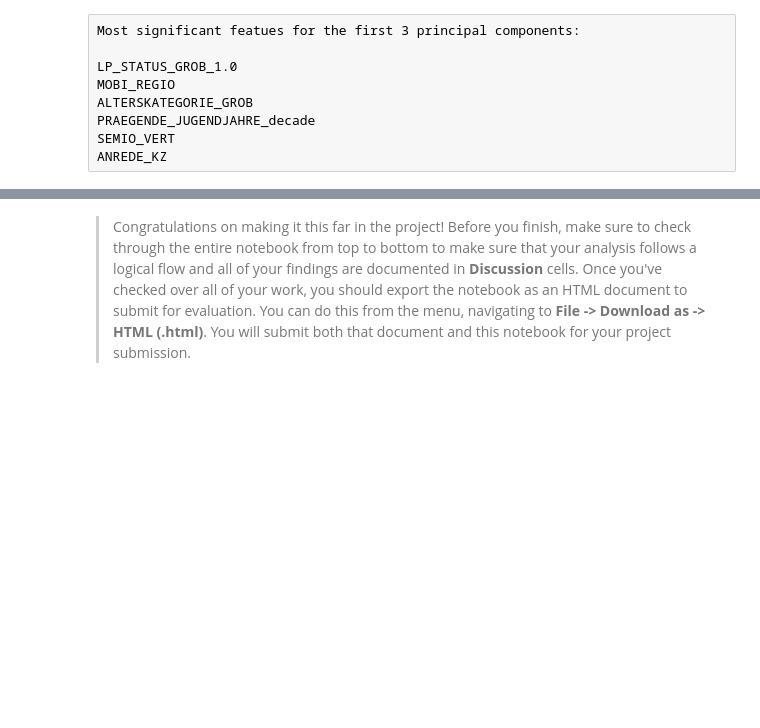
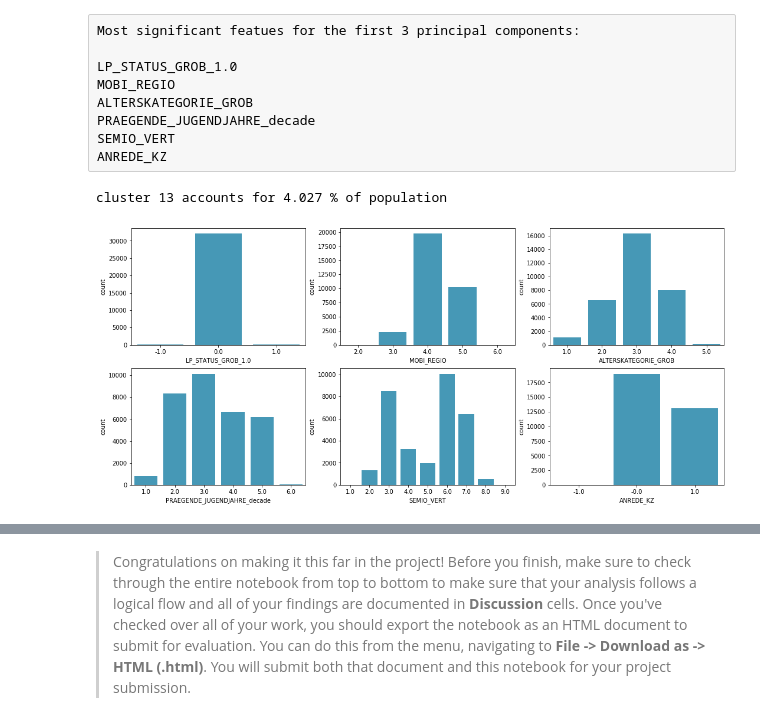
Before and after one commit to vasilkosturski/udacity-ml-intro, a Jupyter notebook: unsupervised-learning/creating-customer-segments/Identify_Customer_Segments.ipynb, the cells around one changed output, grey strips where cells are left out. Cells and saved outputs as stored; diff of their text form; code cells hidden in the pictures; blank space fills up the shorter version.

Commit message:
Customer Segments - Compare Customer Data to Demographics Data

```diff
--- a/unsupervised-learning/creating-customer-segments/Identify_Customer_Segments.ipynb
+++ b/unsupervised-learning/creating-customer-segments/Identify_Customer_Segments.ipynb
@@ -243,0 +240,3 @@ NameError: name 'nan_rowcount' is not defined
+# %%
+nan_rowcount = azdias.isnull().sum(axis=1)
+nan_rowcount.head()
@@ -861,28 +1102,28 @@ def plot_cluster_top_features(cluster_num, pca_features, kmeans_labels):
     print('cluster', cluster_num, 'accounts for', np.round(pca_cluster.shape[0]*100/features.shape[0],3), '% of population')
 
     standardized_features = pca.inverse_transform(pca_cluster)
-    print(pca_cluster.shape)
-    print(standardized_features.shape)
 
     features_cluster = scaler.inverse_transform(standardized_features)
-    print(features_cluster17.shape)
 
     features_cluster = pd.DataFrame(np.round(features_cluster), columns = azdias.columns)
     features_cluster.head()
 
     fig, axs = plt.subplots(2,3, figsize=(18,8))
-    sns.countplot(features_cluster17['LP_STATUS_GROB_1.0'], ax = axs[0,0], color='#33A1C9')
-    sns.countplot(features_cluster17['MOBI_REGIO'], ax = axs[0,1], color='#33A1C9')
-    sns.countplot(features_cluster17['ALTERSKATEGORIE_GROB'], ax = axs[0,2], color='#33A1C9')
-    sns.countplot(features_cluster17['PRAEGENDE_JUGENDJAHRE_decade'], ax = axs[1,0], color='#33A1C9')
-    sns.countplot(features_cluster17['SEMIO_VERT'], ax = axs[1,1], color='#33A1C9')
-    sns.countplot(features_cluster17['ANREDE_KZ'], ax = axs[1,2], color='#33A1C9')
+    sns.countplot(features_cluster['LP_STATUS_GROB_1.0'], ax = axs[0,0], color='#33A1C9')
+    sns.countplot(features_cluster['MOBI_REGIO'], ax = axs[0,1], color='#33A1C9')
+    sns.countplot(features_cluster['ALTERSKATEGORIE_GROB'], ax = axs[0,2], color='#33A1C9')
+    sns.countplot(features_cluster['PRAEGENDE_JUGENDJAHRE_decade'], ax = axs[1,0], color='#33A1C9')
+    sns.countplot(features_cluster['SEMIO_VERT'], ax = axs[1,1], color='#33A1C9')
+    sns.countplot(features_cluster['ANREDE_KZ'], ax = axs[1,2], color='#33A1C9')
     plt.show();
 # %%
 # What kinds of people are part of a cluster that is overrepresented in the
 # customer data compared to the general population?
 
-plot_cluster_demographics(k=17, pca_features=pca_features, kmeans_labels=kmeans_labels)
+plot_cluster_top_features(cluster_num=13, pca_features=pca_features, kmeans_labels=kmeans_labels)
+# %% [output]
+cluster 13 accounts for 4.027 % of population
+[figure, added]
 # %%
 # What kinds of people are part of a cluster that is underrepresented in the
 # customer data compared to the general population?
```
Also changed, not shown: parts of 48 cells of this notebook.
